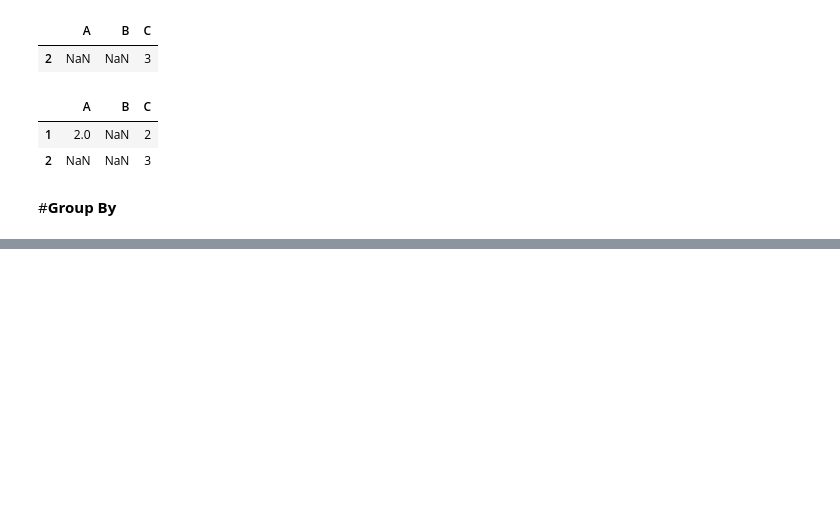
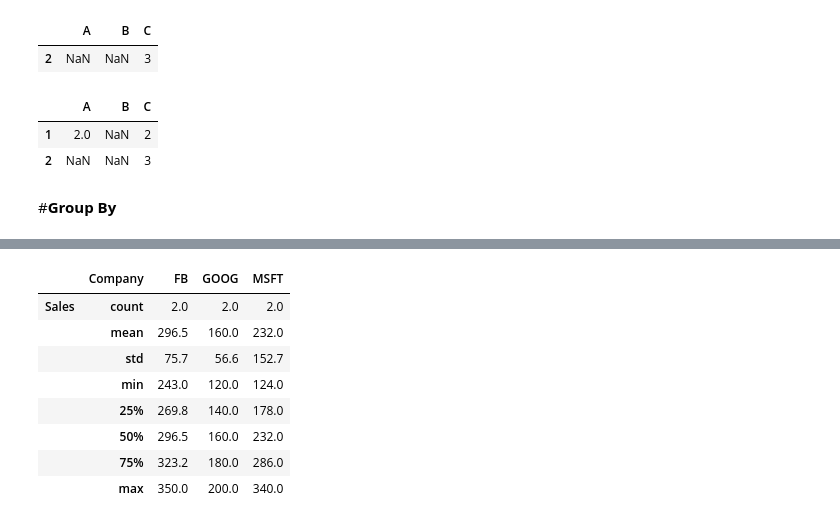
Before and after one commit to faspy/monty_python, a Jupyter notebook: 03_00_Pandas.ipynb, the cells around one changed output, grey strips where cells are left out. Drawn from its saved outputs; the diff is of its cells as text; code cells hidden in the pictures; blank space fills up the shorter version.

```diff
--- a/03_00_Pandas.ipynb
+++ b/03_00_Pandas.ipynb
@@ -597,0 +668,12 @@ import numpy as np
+# %%
+round(df.groupby('Company').describe().transpose(),1)
+# %% [output]
+|  | Company | FB | GOOG | MSFT |
+| Sales | count | 2.0 | 2.0 | 2.0 |
+|  | mean | 296.5 | 160.0 | 232.0 |
+|  | std | 75.7 | 56.6 | 152.7 |
+|  | min | 243.0 | 120.0 | 124.0 |
+|  | 25% | 269.8 | 140.0 | 178.0 |
+|  | 50% | 296.5 | 160.0 | 232.0 |
+|  | 75% | 323.2 | 180.0 | 286.0 |
+|  | max | 350.0 | 200.0 | 340.0 |
```
Also changed, not shown: parts of 9 cells of this notebook.
